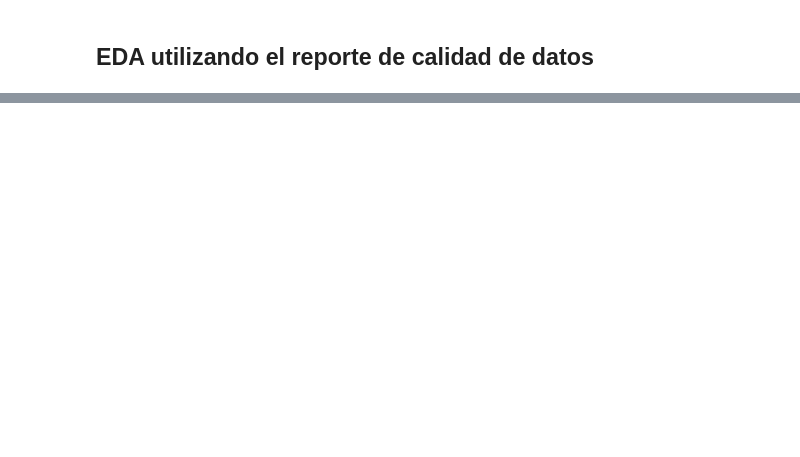
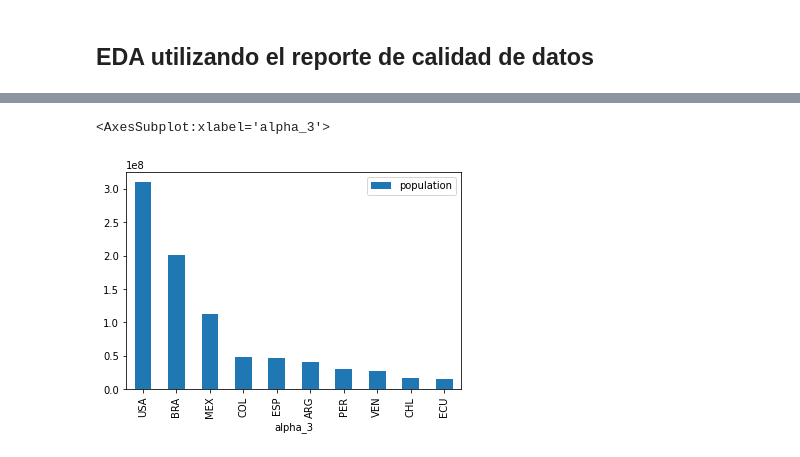
Before and after one commit to gdesirena/CDIN_O2024, a Jupyter notebook: Modulo1_Clase_Resuelta/3.- EDA.ipynb, the cells around one changed output, grey strips where cells are left out. Drawn from its saved outputs; the diff is of its cells as text; code cells hidden in the pictures; blank space fills up the shorter version.

```diff
--- a/Modulo1_Clase_Resuelta/3.- EDA.ipynb
+++ b/Modulo1_Clase_Resuelta/3.- EDA.ipynb
@@ -596,0 +814,2 @@ casado con 'C', y si es divorciado entonces con 'D', missing 'm'
+# %%
+df_countries_65['continent'].fillna('Unkw', inplace=True) #rellenando los valores nan por una etiqueta que represnte elementos desconocidos
@@ -596,0 +879,3 @@ casado con 'C', y si es divorciado entonces con 'D', missing 'm'
+# %%
+#Limpieza de valores faltantes
+df_countries_65['languages'].fillna('unkw', inplace=True)
@@ -596,0 +907,3 @@ casado con 'C', y si es divorciado entonces con 'D', missing 'm'
+# %%
+df_countries_65_esp=df_countries_65[df_countries_65['languages'].str.contains('es')] #Los países que hablan español
+df_countries_65_esp.head()
@@ -596,0 +921,4 @@ casado con 'C', y si es divorciado entonces con 'D', missing 'm'
+# %%
+#¿Cuáles son los 10 primeros países que hablan español con mayor población?
+df_countries65_esmayorpob = df_countries_65_esp.sort_values(by='population', ascending=False).head(10)
+df_countries65_esmayorpob
@@ -596,0 +937,5 @@ casado con 'C', y si es divorciado entonces con 'D', missing 'm'
+# %%
+df_countries65_esmayorpob.set_index('alpha_3')[['population']].plot(kind='bar')
+# %% [output]
+<AxesSubplot:xlabel='alpha_3'>
+[figure, added]
```
Also changed, not shown: parts of 42 cells of this notebook.
